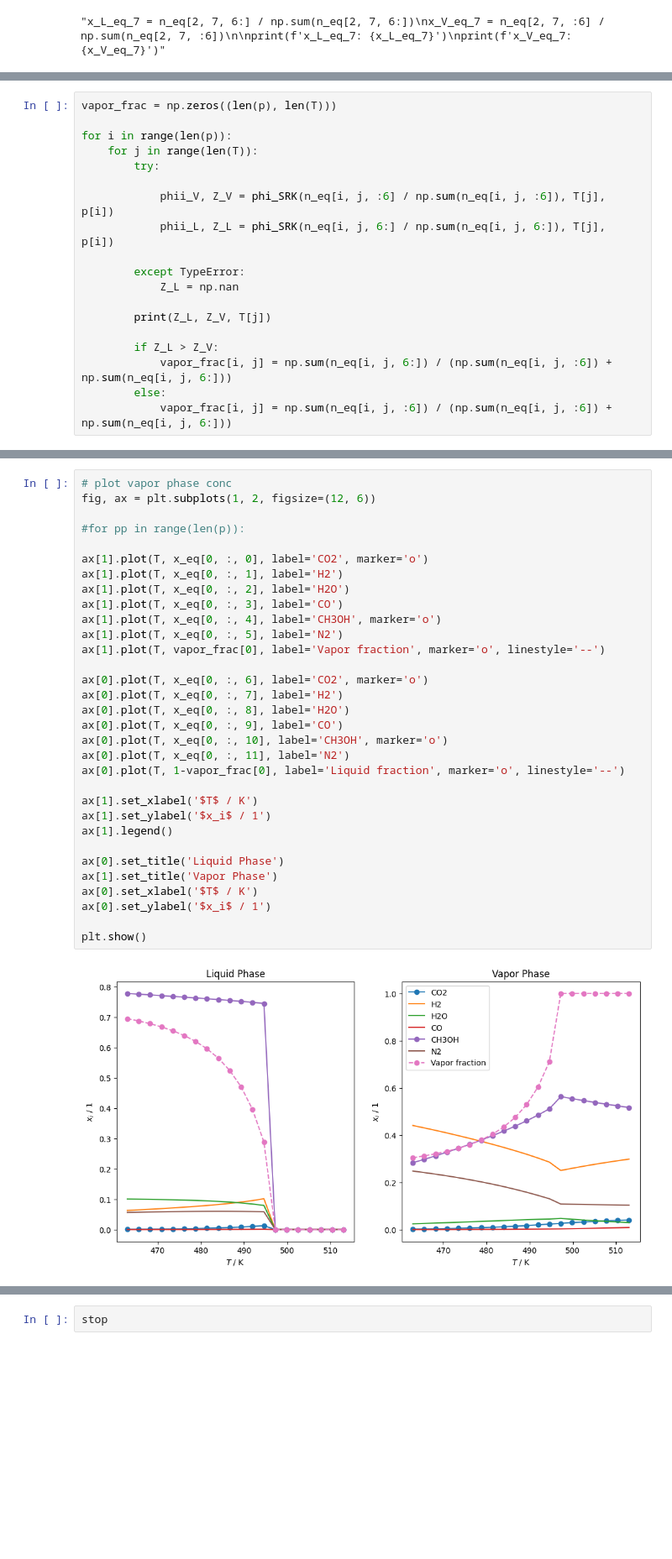
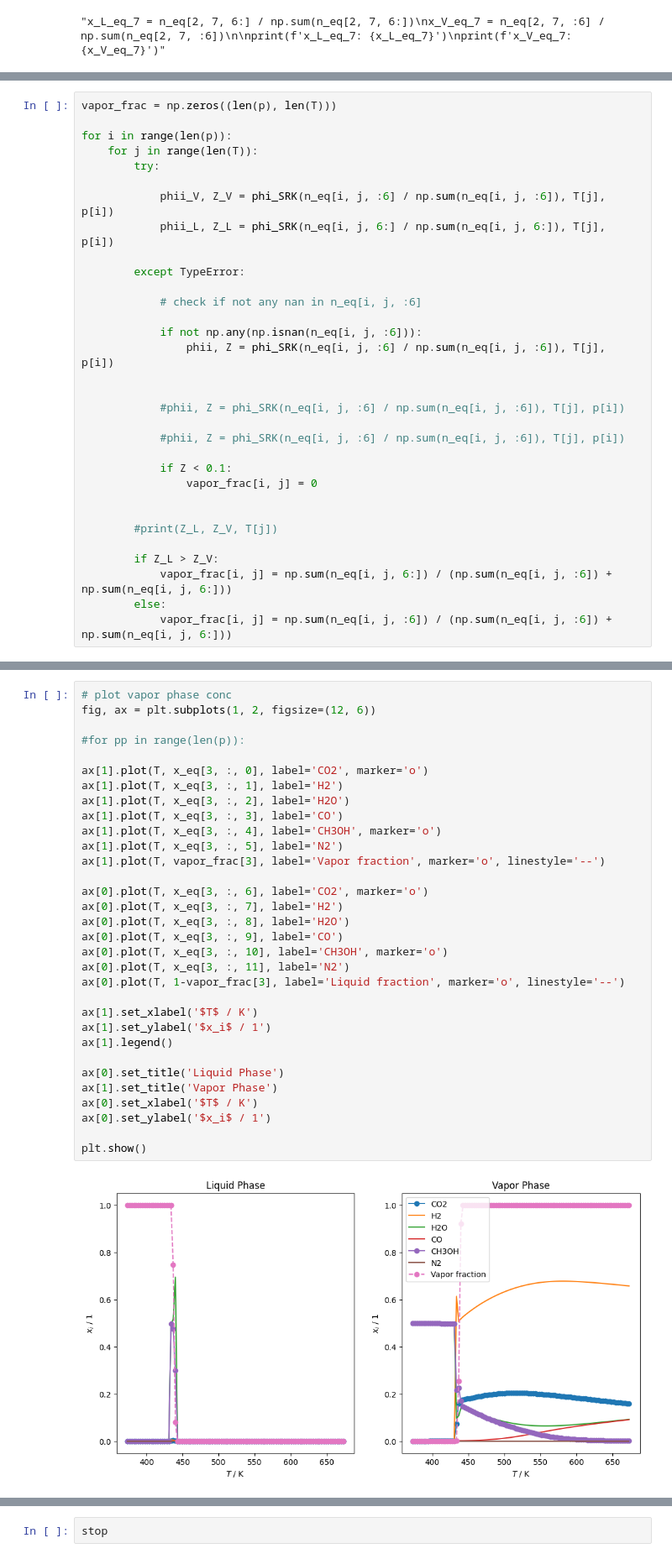
Before and after one commit to ChemRxnEngLab/GibbsEnergyMinimizationModel, a Jupyter notebook: PhaseStabilityTests/test.ipynb, the cells around one changed output, grey strips where cells are left out. Shown at 84% size. Saved outputs shown, nothing was run; the diff lists cells and outputs as text; blank space fills up the shorter version.

Commit message:
validation plots

```diff
--- a/PhaseStabilityTests/test.ipynb
+++ b/PhaseStabilityTests/test.ipynb
@@ -336,9 +207,22 @@ for i in range(len(p)):
             phii_L, Z_L = phi_SRK(n_eq[i, j, 6:] / np.sum(n_eq[i, j, 6:]), T[j], p[i])
 
         except TypeError:
-            Z_L = np.nan
 
-        print(Z_L, Z_V, T[j])
+            # check if not any nan in n_eq[i, j, :6]
+
+            if not np.any(np.isnan(n_eq[i, j, :6])):
+                phii, Z = phi_SRK(n_eq[i, j, :6] / np.sum(n_eq[i, j, :6]), T[j], p[i])
+
+
+            #phii, Z = phi_SRK(n_eq[i, j, :6] / np.sum(n_eq[i, j, :6]), T[j], p[i])
+
+            #phii, Z = phi_SRK(n_eq[i, j, :6] / np.sum(n_eq[i, j, :6]), T[j], p[i])
+
+            if Z < 0.1:
+                vapor_frac[i, j] = 0
+
+
+        #print(Z_L, Z_V, T[j])
 
         if Z_L > Z_V:
             vapor_frac[i, j] = np.sum(n_eq[i, j, 6:]) / (np.sum(n_eq[i, j, :6]) + np.sum(n_eq[i, j, 6:]))
@@ -368,34 +231,34 @@ nan 0.8197079793671513 513.0
 # %%
 # plot vapor phase conc
 fig, ax = plt.subplots(1, 2, figsize=(12, 6))
 
 #for pp in range(len(p)):
 
-ax[1].plot(T, x_eq[0, :, 0], label='CO2', marker='o')
-ax[1].plot(T, x_eq[0, :, 1], label='H2')
-ax[1].plot(T, x_eq[0, :, 2], label='H2O')
-ax[1].plot(T, x_eq[0, :, 3], label='CO')
-ax[1].plot(T, x_eq[0, :, 4], label='CH3OH', marker='o')
-ax[1].plot(T, x_eq[0, :, 5], label='N2')
-ax[1].plot(T, vapor_frac[0], label='Vapor fraction', marker='o', linestyle='--')
+ax[1].plot(T, x_eq[3, :, 0], label='CO2', marker='o')
+ax[1].plot(T, x_eq[3, :, 1], label='H2')
+ax[1].plot(T, x_eq[3, :, 2], label='H2O')
+ax[1].plot(T, x_eq[3, :, 3], label='CO')
+ax[1].plot(T, x_eq[3, :, 4], label='CH3OH', marker='o')
+ax[1].plot(T, x_eq[3, :, 5], label='N2')
+ax[1].plot(T, vapor_frac[3], label='Vapor fraction', marker='o', linestyle='--')
 
-ax[0].plot(T, x_eq[0, :, 6], label='CO2', marker='o')
-ax[0].plot(T, x_eq[0, :, 7], label='H2')
-ax[0].plot(T, x_eq[0, :, 8], label='H2O')
-ax[0].plot(T, x_eq[0, :, 9], label='CO')
-ax[0].plot(T, x_eq[0, :, 10], label='CH3OH', marker='o')
-ax[0].plot(T, x_eq[0, :, 11], label='N2')
-ax[0].plot(T, 1-vapor_frac[0], label='Liquid fraction', marker='o', linestyle='--')
+ax[0].plot(T, x_eq[3, :, 6], label='CO2', marker='o')
+ax[0].plot(T, x_eq[3, :, 7], label='H2')
+ax[0].plot(T, x_eq[3, :, 8], label='H2O')
+ax[0].plot(T, x_eq[3, :, 9], label='CO')
+ax[0].plot(T, x_eq[3, :, 10], label='CH3OH', marker='o')
+ax[0].plot(T, x_eq[3, :, 11], label='N2')
+ax[0].plot(T, 1-vapor_frac[3], label='Liquid fraction', marker='o', linestyle='--')
 
 ax[1].set_xlabel('$T$ / K')
 ax[1].set_ylabel('$x_i$ / 1')
 ax[1].legend()
 
 ax[0].set_title('Liquid Phase')
 ax[1].set_title('Vapor Phase')
 ax[0].set_xlabel('$T$ / K')
 ax[0].set_ylabel('$x_i$ / 1')
 
 plt.show()
 # %% [output]
-[figure, old version]
+[figure, new version]
```
Also changed, not shown: parts of 33 cells of this notebook, 5 other files.
